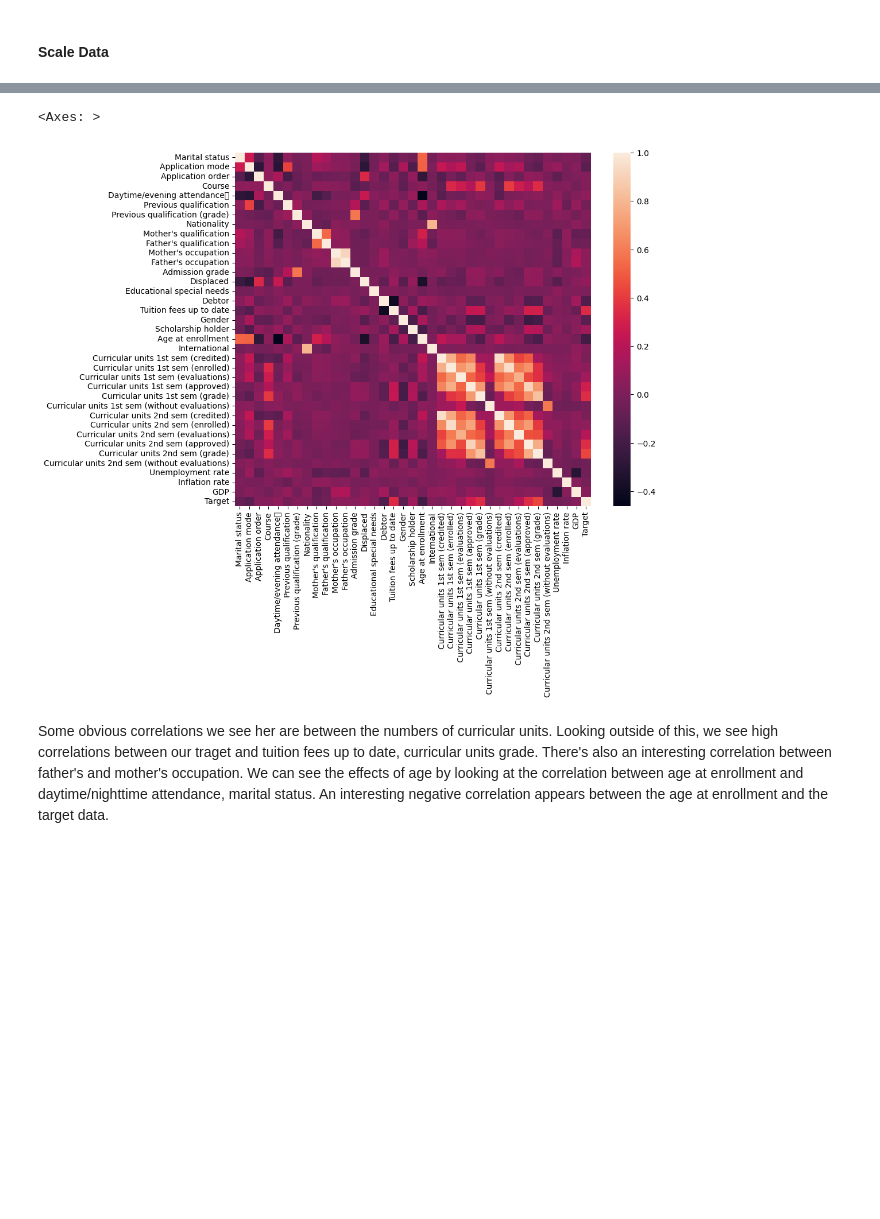
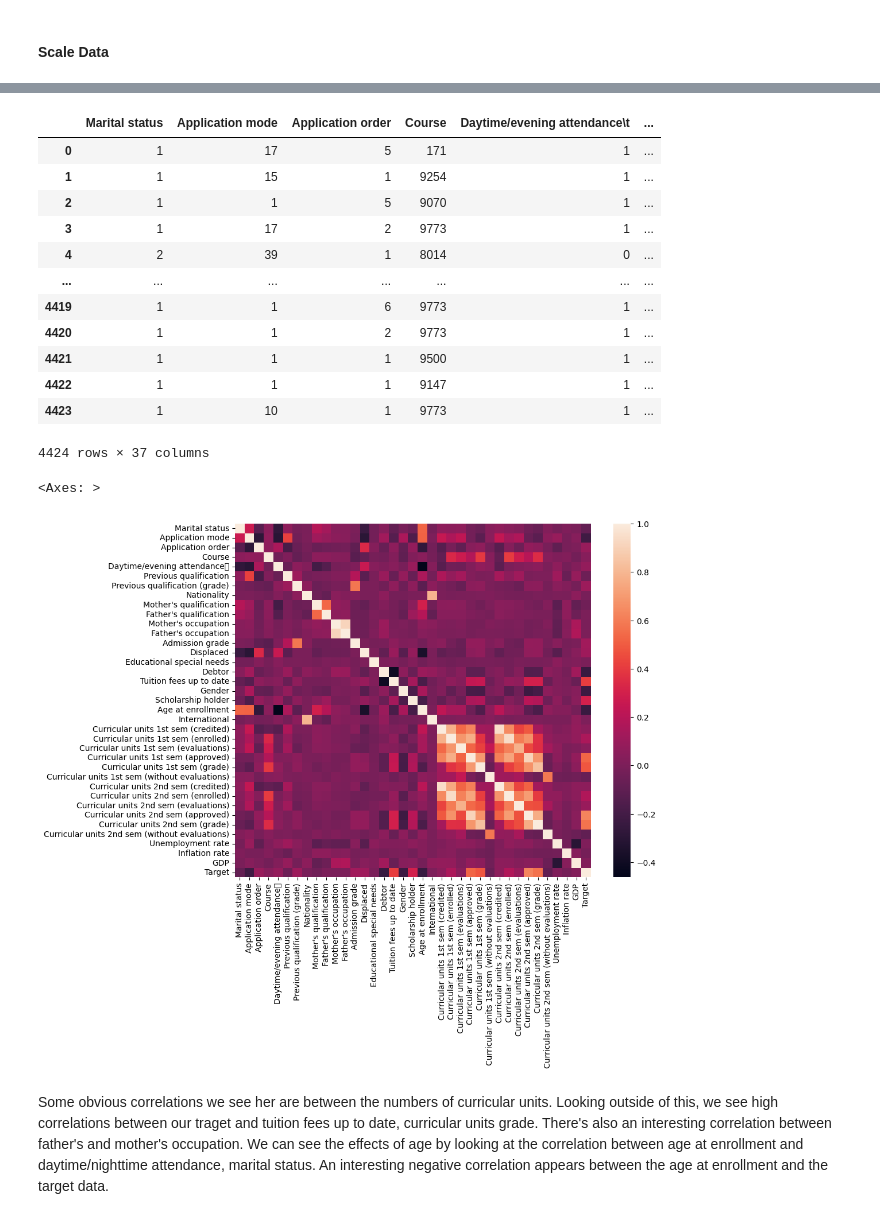
Before and after one commit to bktakacs/Student-Academic-Outcome-Prediction-Capstone, a Jupyter notebook: eda_c2.ipynb, the cells around one changed output, grey strips where cells are left out. Cells and saved outputs as stored; diff of their text form; code cells hidden in the pictures; blank space fills up the shorter version.

```diff
--- a/eda_c2.ipynb
+++ b/eda_c2.ipynb
@@ -302,15 +254,39 @@ pca_df.head()
 # #     plt.annotate(s, (x, y))
 # %%
 df_1 = df.copy()
-df_1.replace({'Dropout': 0, 'Graduate':1, 'Enrolled':2}, inplace=True)
+# df_1.replace({'Dropout': 0, 'Graduate':1, 'Enrolled':2}, inplace=True)
+from sklearn.preprocessing import OrdinalEncoder
+
+oenc = OrdinalEncoder()
+# oenc.fit(df[['Target']])
+# df[['Target']] = oenc.transform(df[['Target']])
+df_1[['Target']] = oenc.fit_transform(df_1[['Target']])
+
+
 # test_df.replace({'Dropout': 1, 'Graduate':10, 'Enrolled':100}, inplace=True)
 # df_1['Target'] = test_df
+# %%
+df_1
+# %% [output]
+|  | Marital status | Application mode | Application order | Course | Daytime/evening attendance\t | ... |
+| 0 | 1 | 17 | 5 | 171 | 1 | ... |
+| 1 | 1 | 15 | 1 | 9254 | 1 | ... |
+| 2 | 1 | 1 | 5 | 9070 | 1 | ... |
+| 3 | 1 | 17 | 2 | 9773 | 1 | ... |
+| 4 | 2 | 39 | 1 | 8014 | 0 | ... |
+| ... | ... | ... | ... | ... | ... | ... |
+| 4419 | 1 | 1 | 6 | 9773 | 1 | ... |
+| 4420 | 1 | 1 | 2 | 9773 | 1 | ... |
+| 4421 | 1 | 1 | 1 | 9500 | 1 | ... |
+| 4422 | 1 | 1 | 1 | 9147 | 1 | ... |
+| 4423 | 1 | 10 | 1 | 9773 | 1 | ... |
+4424 rows × 37 columns
 # %%
 plt.subplots(figsize=(10,8))
 sns.heatmap(df_1.corr())
 # %% [output]
 <Axes: >
-[figure, old version]
+[figure, new version]
 # %% [markdown]
 Some obvious correlations we see her are between the numbers of curricular units. Looking outside of this, we see high correlations between our traget and tuition fees up to date, curricular units grade. There's also an interesting correlation between father's and mother's occupation.
 We can see the effects of age by looking at the correlation between age at enrollment and daytime/nighttime attendance, marital status. An interesting negative correlation appears between the age at enrollment and the target data.
```
Also changed, not shown: parts of 23 cells of this notebook.
